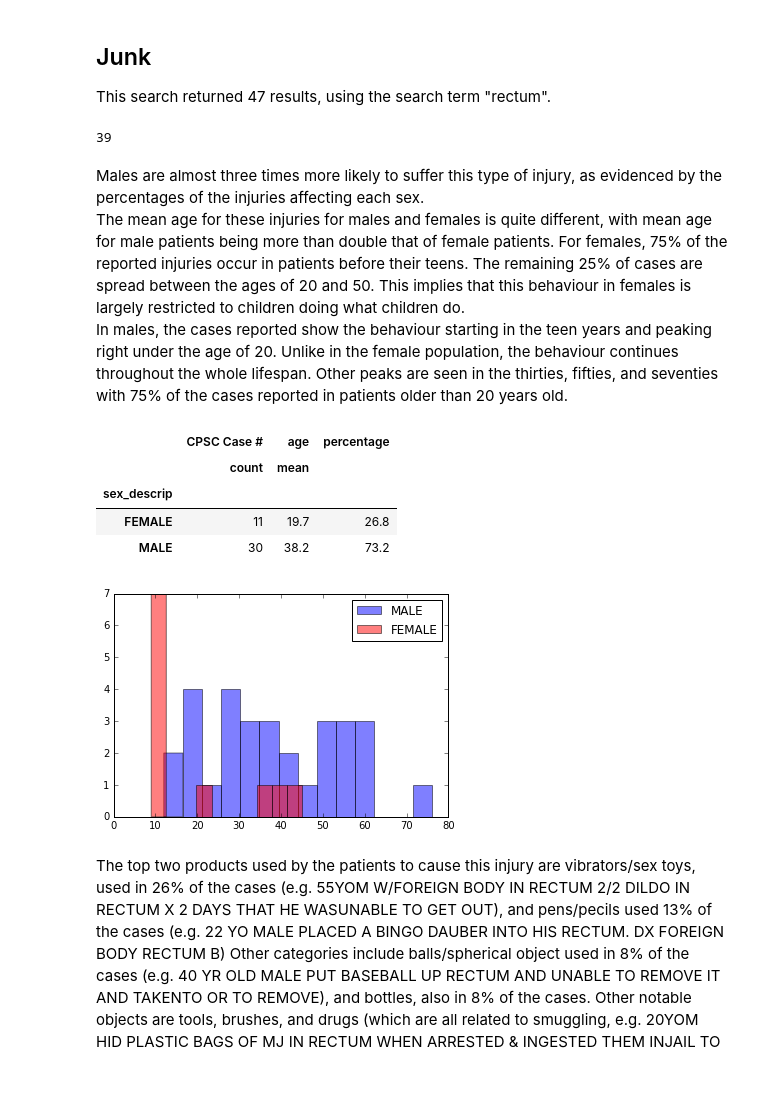
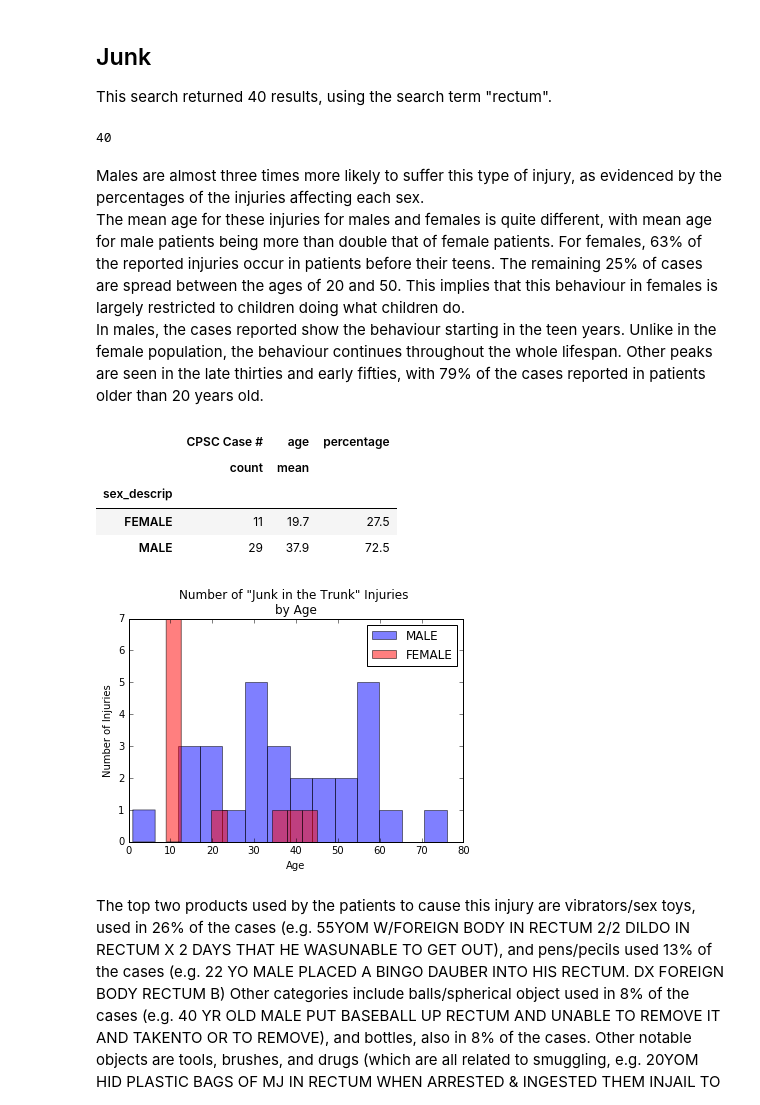
Before and after one commit to pzhou11/MIDS, a Jupyter notebook: Python_Project2/Project2_Omar.ipynb, the cells around one changed output. Drawn from its saved outputs; the diff is of its cells as text; code cells hidden in the pictures; blank space fills up the shorter version.

Commit message:
pushing write up and latest Jupyter Notebook

```diff
--- a/Python_Project2/Project2_Omar.ipynb
+++ b/Python_Project2/Project2_Omar.ipynb
@@ -120,9 +120,22 @@ df1 = df1.apply(lambda x: pd.to_numeric(x,errors="ignore"))
 #convert 'trmt_date' column to datetime type
 df1['trmt_date'] = df1['trmt_date'].apply(lambda x: pd.to_datetime(x,format='%m/%d/%Y'))
 
+#adjust ages >120yo
+def age_filter(age):
+    if age > 120:
+        return 1
+    elif age > 100:
+        return 100
+    else:
+        return age
+
 #remove quotation marks from product1_desrip field
 df1['product1_descrip'] = df1['product1_descrip'].apply(lambda x: re.sub('"','',str(x)))
 
+
+df1['age'] = df1['age'].astype(int).map(age_filter)
+
+#extra functions
 def textfind(dataframe, field, string):
     """ Takes dataframe, field (column in the dataframe), and a string to search
     Allow for use of regular expressions.
@@ -143,6 +156,5 @@ def notereader(dataframe):
     return output_dict
 
 pd.options.display.max_colwidth = 1000
-pd.set_option('float_format', '{:.1f}'.format)
 # %%
 df1.dtypes
@@ -149,37 +178,44 @@ df1.dtypes
 # %% [markdown]
 ## Junk
-This search returned 47 results, using the search term "rectum".
+This search returned 40 results, using the search term "rectum".
 # %%
-dfjunk = textfind(df1, 'Notes', '\sRECTUM\s(?!TO STOP|TO PUSH|NOTED|DX|S/P FALLING|WITH VERY)')[df1['age'] < 121]
+#                                  NEW Jupyter Notebook Cell
+#creating dfjunk dataframe, for "junk in the trunk" injuries
+dfjunk = textfind(df1, 'Notes', '\sRECTUM\s(?!TO STOP|TO PUSH|NOTED|DX|S/P FALLING|WITH VERY)')
+len(dfjunk)
+# %% [output]
+40
-# %%
-#dfjunk.groupby('sex_descrip')['age'].count().plot.bar()
-len(dfjunk)
-# %% [output]
-39
 # %% [markdown]
 Males are almost three times more likely to suffer this type of injury, as evidenced by the percentages of the injuries affecting each sex.
-The mean age for these injuries for males and females is quite different, with mean age for male patients being more than double that of female patients. For females, 75% of the reported injuries occur in patients before their teens. The remaining 25% of cases are spread between the ages of 20 and 50. This implies that this behaviour in females is largely restricted to children doing what children do.
-In males, the cases reported show the behaviour starting in the teen years and peaking right under the age of 20. Unlike in the female population, the behaviour continues throughout the whole lifespan. Other peaks are seen in the thirties, fifties, and seventies with 75% of the cases reported in patients older than 20 years old.
+The mean age for these injuries for males and females is quite different, with mean age for male patients being more than double that of female patients. For females, 63% of the reported injuries occur in patients before their teens. The remaining 25% of cases are spread between the ages of 20 and 50. This implies that this behaviour in females is largely restricted to children doing what children do.
+In males, the cases reported show the behaviour starting in the teen years. Unlike in the female population, the behaviour continues throughout the whole lifespan. Other peaks are seen in the late thirties and early fifties, with 79% of the cases reported in patients older than 20 years old.
 # %%
+#                                  NEW Jupyter Notebook Cell
+#plotting histogram of Junk in the Trunk Injuries vs Age by sex
 junk_M_plot = dfjunk[dfjunk.sex_descrip == 'MALE'].age
 junk_F_plot =dfjunk[dfjunk.sex_descrip == 'FEMALE'].age
 junk_m = plt.hist(junk_M_plot,alpha=0.5, bins = 14, color = 'blue',label='MALE')
 junk_f = plt.hist(junk_F_plot,alpha=0.5, bins = 10,color = 'red',label='FEMALE')
 plt.legend()
+plt.title('Number of "Junk in the Trunk" Injuries \nby Age')
+plt.xlabel('Age')
+plt.ylabel('Number of Injuries')
 plt.show
 
+#creating and displaying df of Junk in the Trunk Injuries average age and percentage of
+#total injuries
 junk_sort = {'CPSC Case #':['count'], 'age':['mean']}
 junk_table = pd.DataFrame(dfjunk.groupby('sex_descrip').agg(junk_sort))
 junk_table['percentage'] = junk_table['CPSC Case #'].apply(lambda x: 100*x/float(x.sum()))
 junk_table[['age','percentage']]
 junk_table
 # %% [output]
 |  | CPSC Case # | age | percentage |
 |  | count | mean |  |
 | sex_descrip |  |  |  |
-| FEMALE | 11 | 19.7 | 26.8 |
-| MALE | 30 | 38.2 | 73.2 |
+| FEMALE | 11 | 19.7 | 27.5 |
+| MALE | 29 | 37.9 | 72.5 |
-[figure, old version]
+[figure, new version]
 # %% [markdown]
 The top two products used by the patients to cause this injury are vibrators/sex toys, used in 26% of the cases (e.g. 55YOM W/FOREIGN BODY IN RECTUM 2/2 DILDO IN RECTUM X 2 DAYS THAT HE WASUNABLE TO GET OUT), and pens/pecils used 13% of the cases (e.g. 22 YO MALE PLACED A BINGO DAUBER INTO HIS RECTUM. DX FOREIGN BODY RECTUM B) Other categories include balls/spherical object used in 8% of the cases (e.g. 40 YR OLD MALE PUT BASEBALL UP RECTUM AND UNABLE TO REMOVE IT AND TAKENTO OR TO REMOVE), and bottles, also in 8% of the cases. Other notable objects are tools, brushes, and drugs (which are all related to smuggling, e.g. 20YOM HID PLASTIC BAGS OF MJ IN RECTUM WHEN ARRESTED & INGESTED THEM INJAIL TO AVOID MORE CHARGES. DX FB INGESTION, MJ INTOXICATION) used in 5% of the cases, respectively.
 # %%
```
Also changed, not shown: parts of 39 cells of this notebook, 1 other file.
